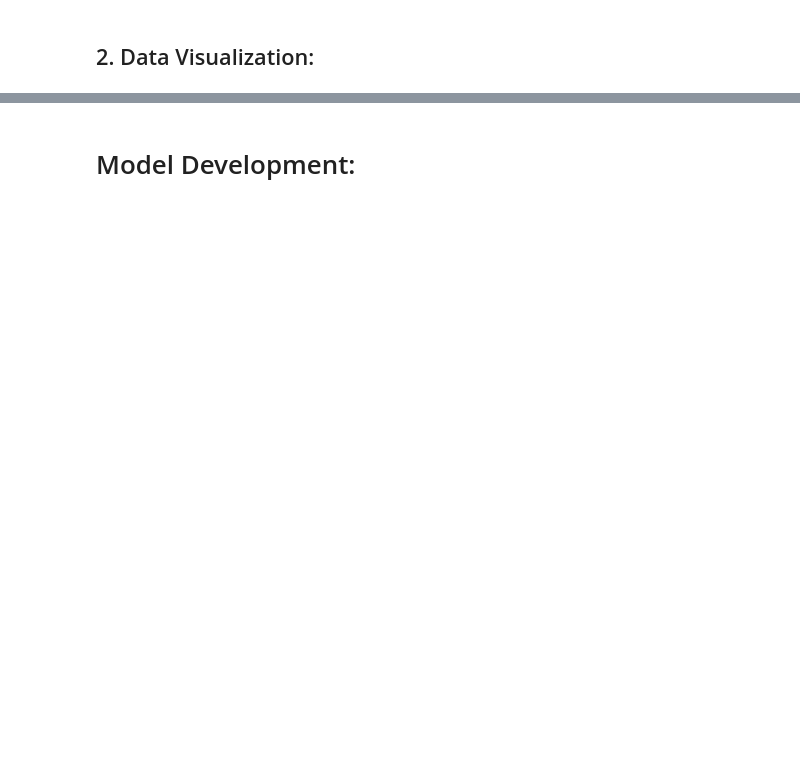
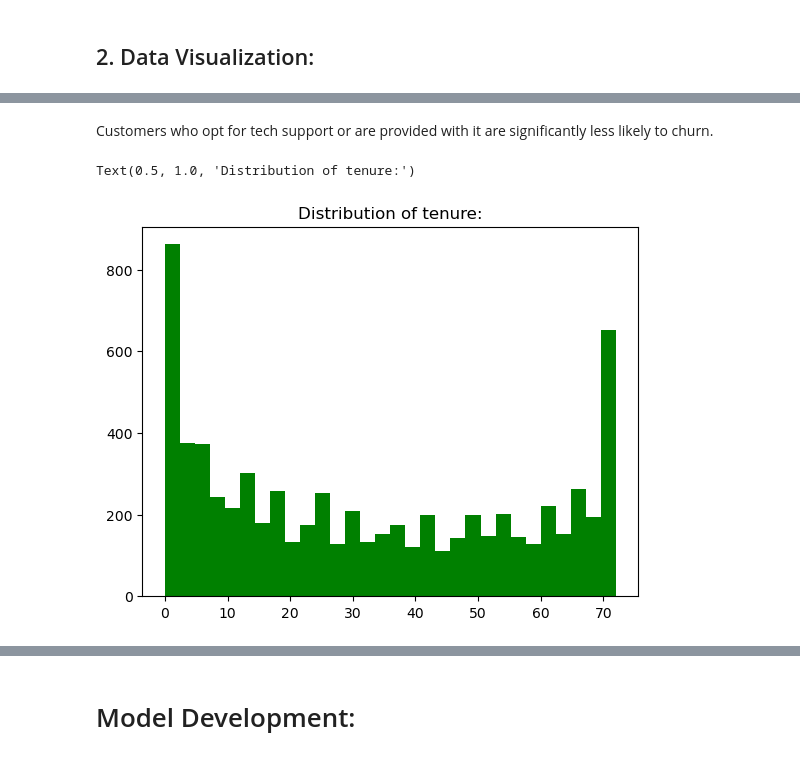
Before and after one commit to drachenherz19/Customer-Churn-Prediction, a Jupyter notebook: Customer Churn Prediction - Akhil Nair.ipynb, the cells around one changed output, grey strips where cells are left out. Drawn from its saved outputs; the diff is of its cells as text; code cells hidden in the pictures; blank space fills up the shorter version.

```diff
--- a/Customer Churn Prediction - Akhil Nair.ipynb
+++ b/Customer Churn Prediction - Akhil Nair.ipynb
@@ -295,0 +248,9 @@ customer_churn.boxplot(column='tenure',by=['Contract'])
+# %% [markdown]
+Customers who opt for tech support or are provided with it are significantly less likely to churn.
+# %%
+#Glancing over the 'tenure' column:
+plt.hist(customer_churn['tenure'],color='green',bins=30)
+plt.title('Distribution of tenure:')
+# %% [output]
+Text(0.5, 1.0, 'Distribution of tenure:')
+[figure, added]
```
Also changed, not shown: parts of 104 cells of this notebook.
